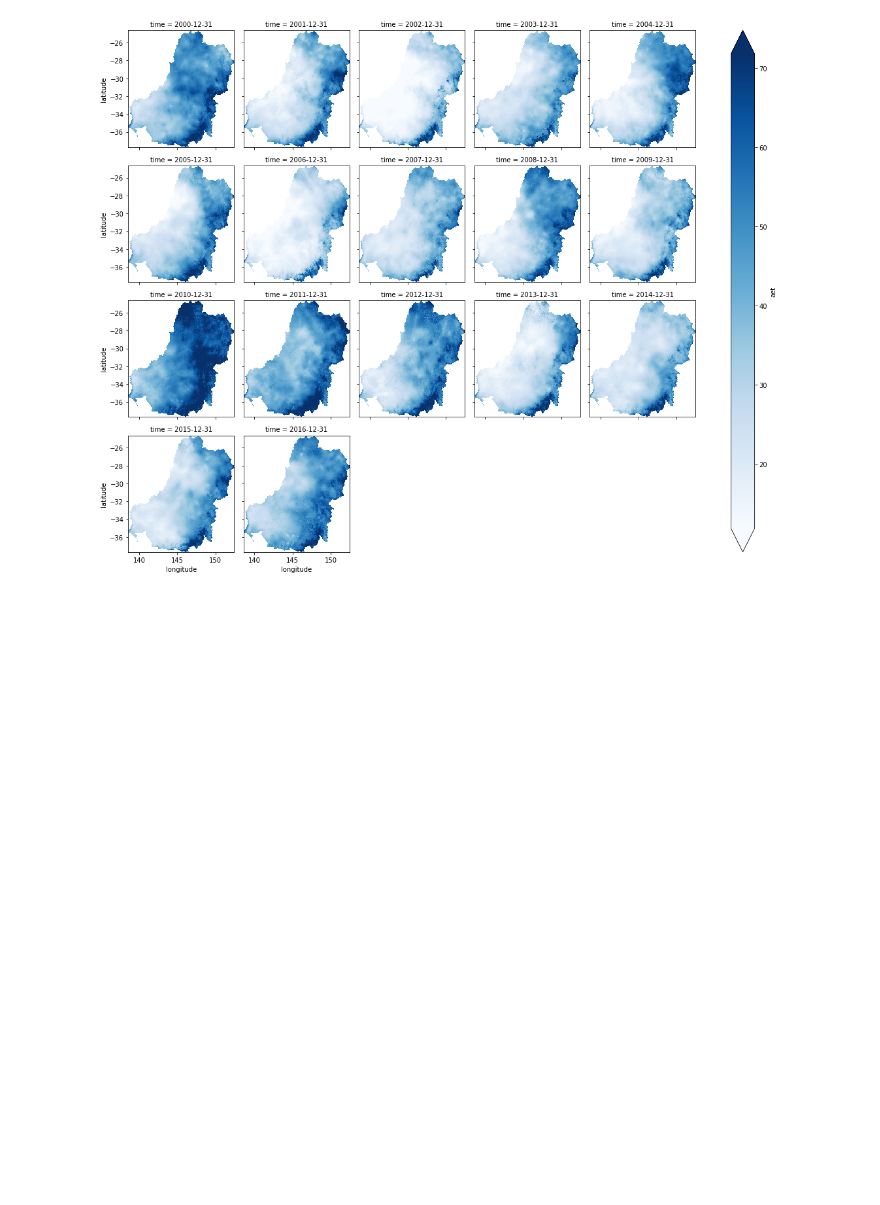
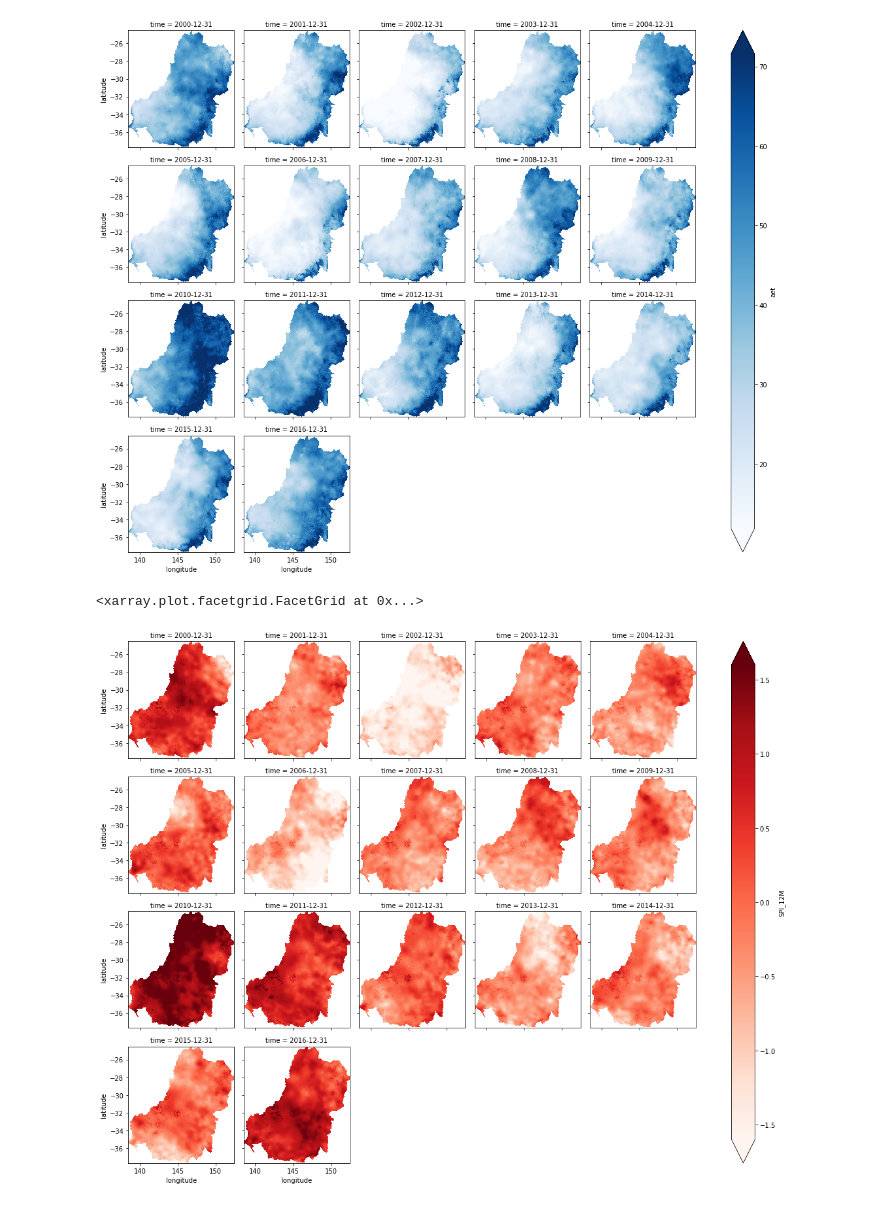
Before and after one commit to ozewex/team-drip, a Jupyter notebook: notebooks/gr/GR_TS_VI_ENV.ipynb, the cells around one changed output. Drawn from its saved outputs; the diff is of its cells as text; code cells hidden in the pictures; blank space fills up the shorter version.

```diff
--- a/notebooks/gr/GR_TS_VI_ENV.ipynb
+++ b/notebooks/gr/GR_TS_VI_ENV.ipynb
@@ -16,8 +16,13 @@ import pandas as pd
 EVI_5km  = xr.open_dataset('/g/data/oe9/project/team-drip/resampled_NDVI/coarse_EVI.nc')
 # EVI_5km
 NDVI_5km = xr.open_dataset('/g/data/oe9/project/team-drip/resampled_NDVI/coarse_NDVI.nc')
-# NDVI_5km
+NDVI_5km
 AET_5km  = xr.open_dataset('/g/data/oe9/project/team-drip/ENV_5km_month/AET_5km_month.nc')
 AET_5km
+SPI_5km_12M = xr.open_dataset('/g/data/oe9/project/team-drip/Rainfall/SPI_awap/SPI_12M_masked.nc')
+SPI_5km_12M = SPI_5km_12M.isel(time=range(1,204))
+mask = ~np.isinf(SPI_5km_12M.SPI_12M)
+SPI_5km_12M = SPI_5km_12M.where(mask, drop=True)
+SPI_5km_12M
 # %% [output]
 <xarray.Dataset>
@@ -40,4 +41,6 @@ NDVI_5km_yearly = NDVI_5km.ndvi.resample(time="1A").mean(dim='time')
 # NDVI_5km_yearly
 AET_5km_yearly  = AET_5km.aet.resample(time="1A").mean(dim='time')
 AET_5km_yearly
+SPI_5km_12M_yearly  = SPI_5km_12M.SPI_12M.resample(time="1A").mean(dim='time')
+SPI_5km_12M_yearly
 # %% [output]
@@ -89,6 +90,13 @@ AET_5km_yearly.isel(time = range(0,17)).plot.imshow(col='time', robust = True, c
 # %% [output]
 <xarray.plot.facetgrid.FacetGrid at 0x...>
 [figure]
+# %%
+# SPI_12M
+%matplotlib inline
+SPI_5km_12M_yearly.isel(time = range(0,17)).plot.imshow(col='time', robust = True, col_wrap=5, cmap = 'Reds')
+# %% [output]
+<xarray.plot.facetgrid.FacetGrid at 0x...>
+[figure, added]
 # %%
 evi_ts  = EVI_5km_yearly.mean(dim={'latitude', 'longitude'}, skipna=True, keep_attrs=False)
 ndvi_ts = NDVI_5km_yearly.mean(dim={'latitude', 'longitude'}, skipna=True, keep_attrs=False)
```
Also changed, not shown: parts of 7 cells of this notebook, 7 other files.
